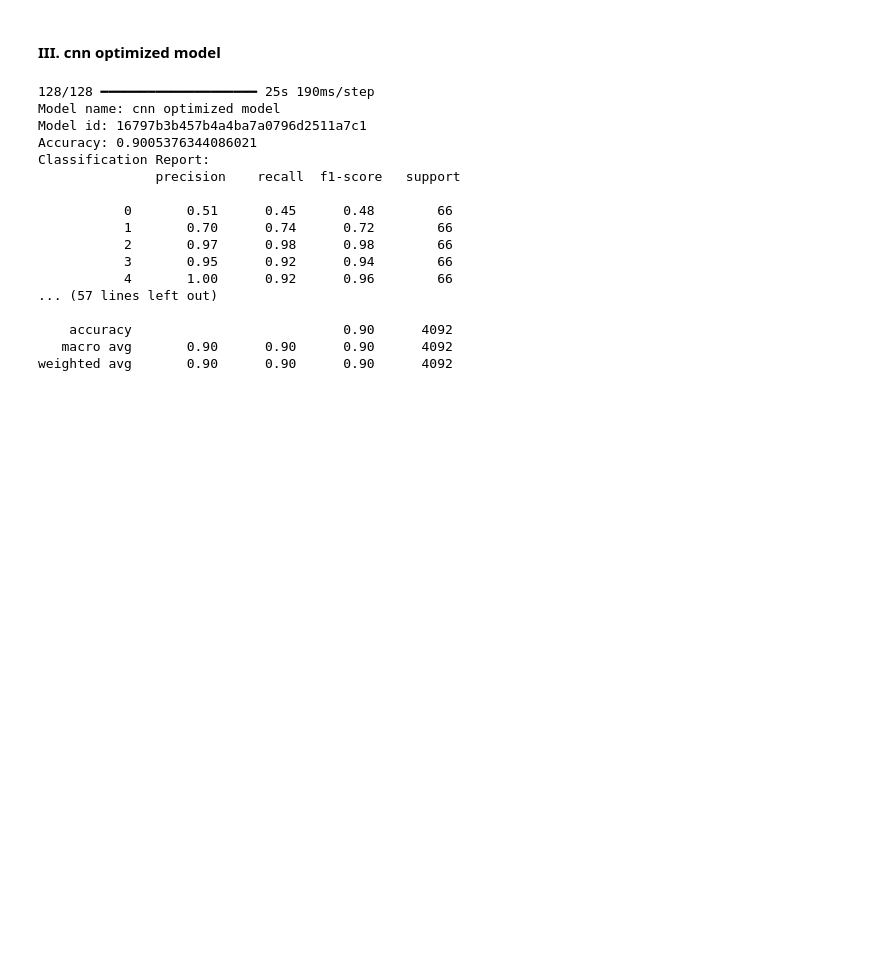
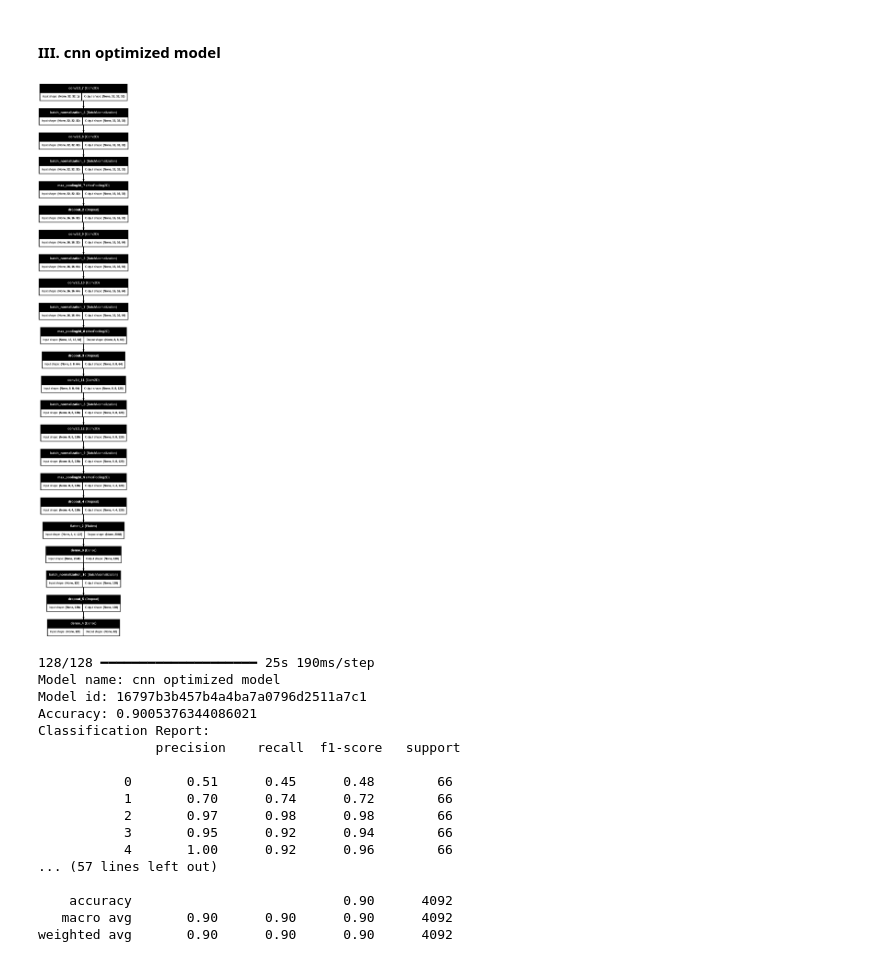
Before and after one commit to JulianSalazarD/handwritten, a Jupyter notebook: handwritten.ipynb, the cells around one changed output. Saved outputs shown, nothing was run; the diff lists cells and outputs as text; code cells hidden in the pictures; blank space fills up the shorter version.

```diff
--- a/handwritten.ipynb
+++ b/handwritten.ipynb
@@ -1640,6 +1654,10 @@ weighted avg       0.90      0.90      0.90      4092
 #### III. cnn optimized model
 # %%
 cnn_optimized_model = Model("cnn optimized model", sk=False)
+# %%
+plot_model(cnn_optimized_model.model, to_file='model.png', show_shapes=True, show_layer_names=True)
+# %% [output]
+[figure, added]
 # %%
 cnn_optimized_model.make_report(X_test, y_test)
 cnn_optimized_model.print_report()
```
Also changed, not shown: parts of 12 cells of this notebook, 1 other file.
